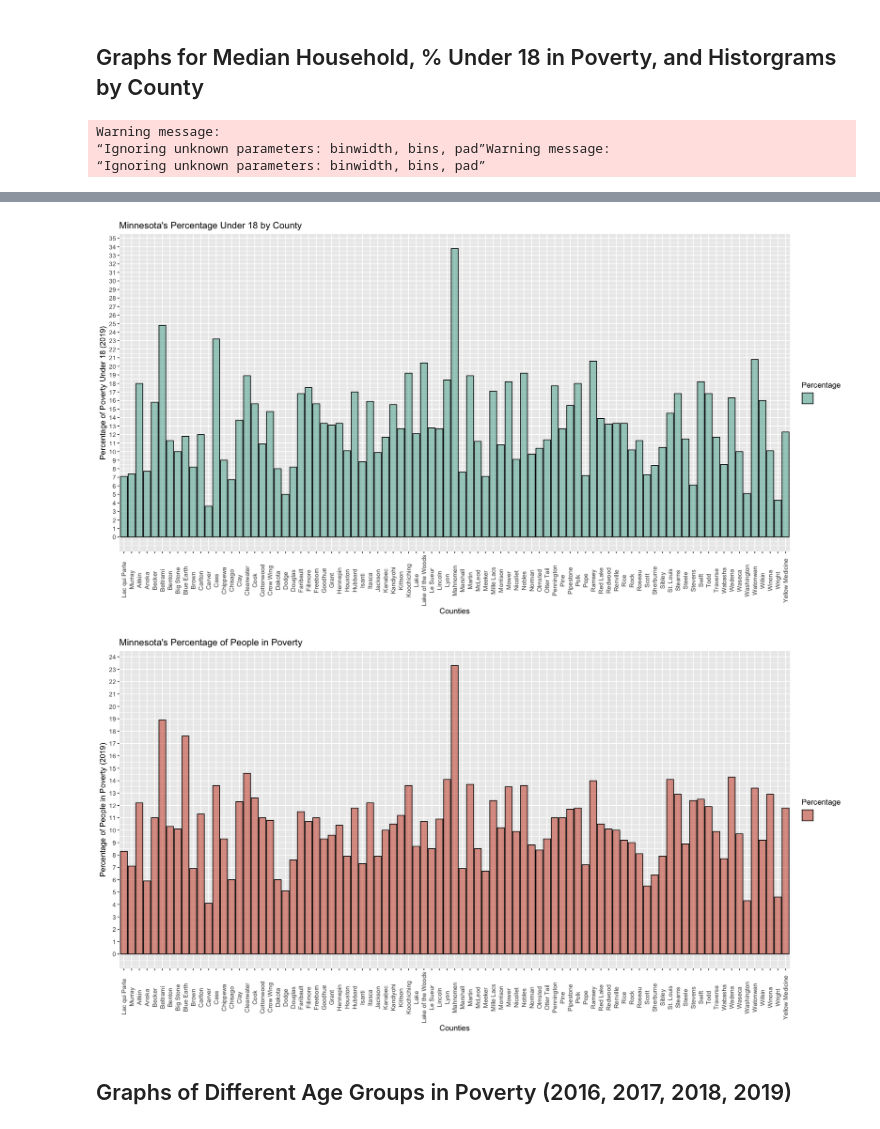
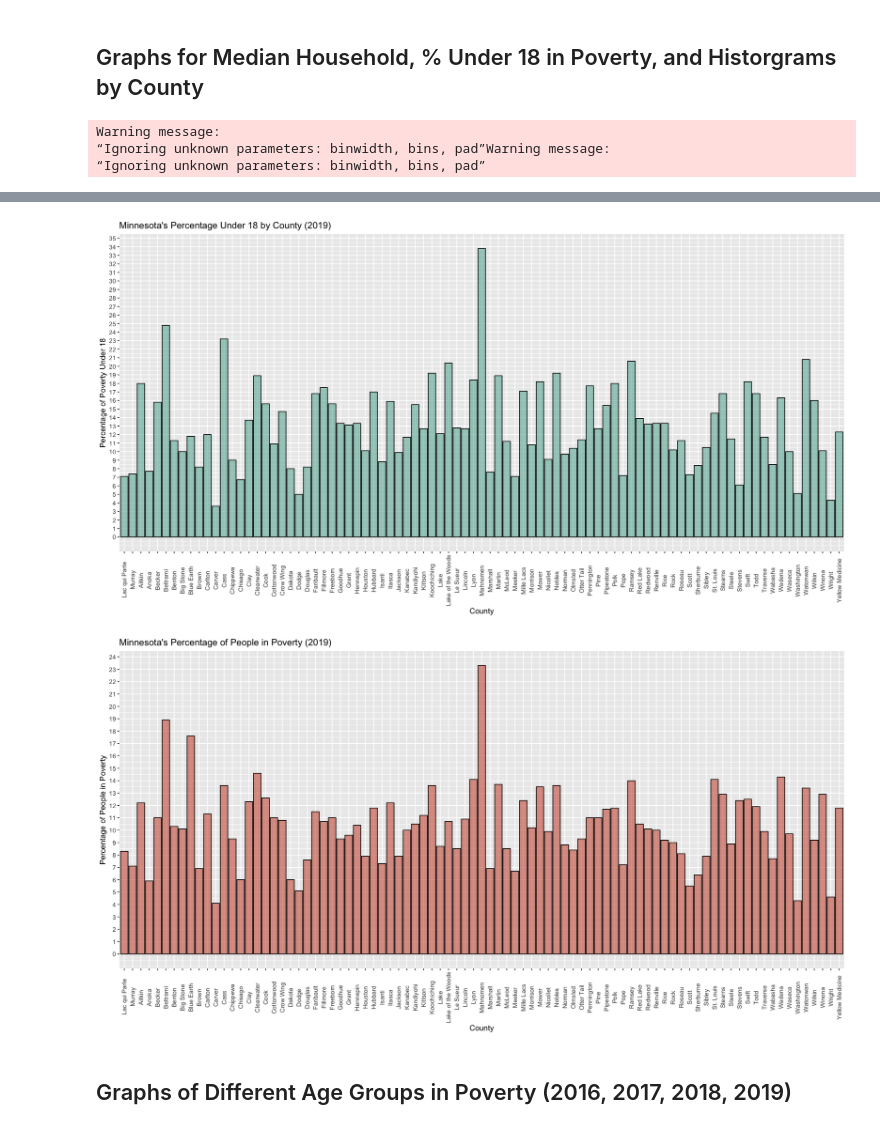
Before and after one commit to bamzie/DataSetPoverty, a Jupyter notebook: ResearchCode-Minn.ipynb, the cells around one changed output, grey strips where cells are left out. Drawn from its saved outputs; the diff is of its cells as text; code cells hidden in the pictures.

```diff
--- a/ResearchCode-Minn.ipynb
+++ b/ResearchCode-Minn.ipynb
@@ -134,8 +118,8 @@ plot1 <- ggplot(minn_poverty, aes(minn_poverty$names, minn_poverty$median_househ
 geom_point() + theme(axis.text.x = element_text(angle = 90, vjust = 0.5)) +
 geom_hline(yintercept=25100 , linetype="dashed", color = "red") +
 geom_hline(yintercept=61656, linetype="dashed", color = "blue") +
-xlab("County") + ylab("Per Capita Income in 2019") + labs(color = "County") +
-ggtitle("Minnesota's Median Income by County")+
+xlab("County") + ylab("Minnesota's Median Income by County") + labs(color = "County") +
+ggtitle("Minnesota's Median Income by County (2019)")+ theme(legend.position = "none") +
 scale_y_continuous(breaks=seq(0,120000,10000));
 
 # Plot for Minnesota's % under 18 who are in poverty
@@ -143,10 +127,10 @@ plot2 <- ggplot(minn_poverty, aes(x = minn_poverty$names, y = minn_poverty$pover
                                  fill = '')) +
     geom_histogram(color="grey3", alpha=0.6, stat = 'identity') +
     theme(axis.text.x = element_text(angle = 90, vjust = 0.5)) +
-    scale_fill_manual(values=c("#69b3a2")) + xlab("Counties") +
-    ylab("Percentage of Poverty Under 18 (2019)") +
-    labs(fill = "Percentage") +
-    ggtitle("Minnesota's Percentage Under 18 by County") +
+    scale_fill_manual(values=c("#69b3a2")) + xlab("County") +
+    ylab("Percentage of Poverty Under 18") +
+    labs(fill = "%") +
+    ggtitle("Minnesota's Percentage Under 18 by County (2019)") + theme(legend.position = "none") +
     scale_y_continuous(breaks=seq(0,100));
 
 # Histogram of % of population that are in poverty (by county)
@@ -154,10 +138,10 @@ plot3 <- ggplot(minn_poverty, aes(x = minn_poverty$names, y = minn_poverty$pover
                                  fill = '')) +
     geom_histogram(color="grey3", alpha=0.6, stat = 'identity') +
     theme(axis.text.x = element_text(angle = 90, vjust = 0.5)) +
-    scale_fill_manual(values=c("coral3")) + xlab("Counties") +
-    ylab("Percentage of People in Poverty (2019)") +
-    labs(fill = "Percentage") +
-    ggtitle("Minnesota's Percentage of People in Poverty") +
+    scale_fill_manual(values=c("coral3")) + xlab("County") +
+    ylab("Percentage of People in Poverty") +
+    labs(fill = "%") + theme(legend.position = "none") +
+    ggtitle("Minnesota's Percentage of People in Poverty (2019)") +
     scale_y_continuous(breaks=seq(0,100));
 
 plot1
@@ -171,5 +155,5 @@ Warning message:
-[figure, old version]
+[figure, new version]
-[figure, old version]
+[figure, new version]
 # %% [markdown]
 ## Graphs of Different Age Groups in Poverty (2016, 2017, 2018, 2019)
 # %%
```
Also changed, not shown: parts of 3 cells of this notebook, 1 other file.
